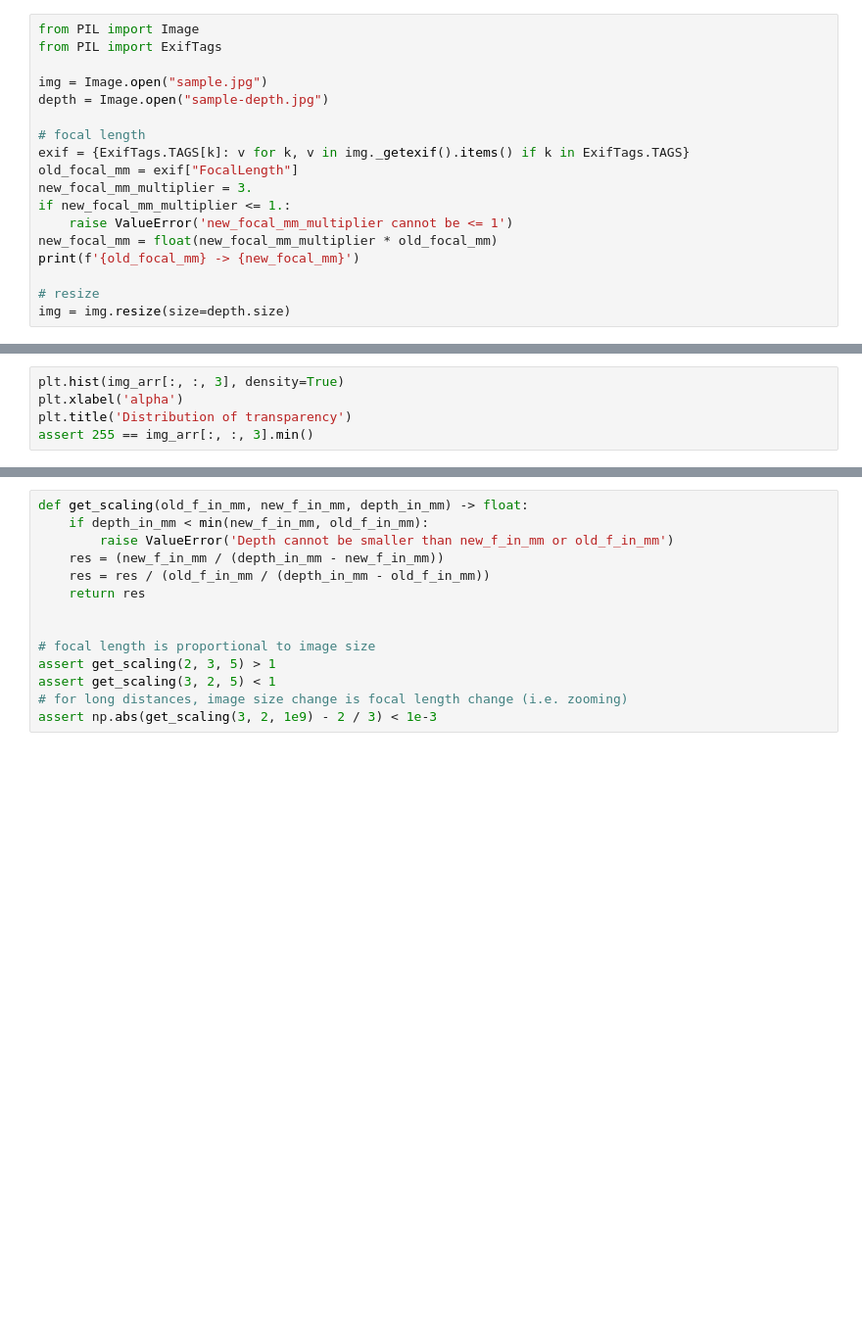
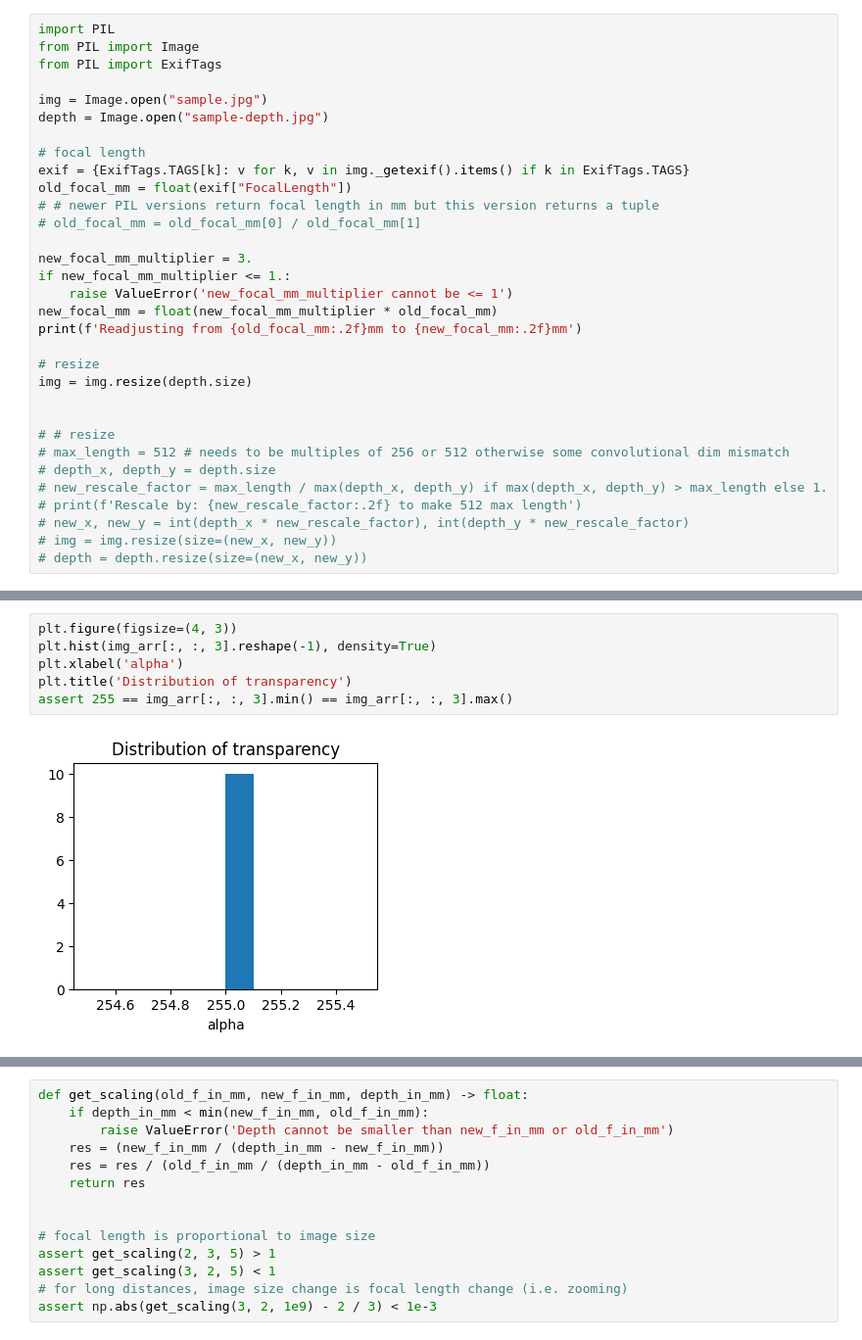
Before and after one commit to tianle91/readjust-focal-length, a Jupyter notebook: test.ipynb, the cells around one changed output, grey strips where cells are left out. Shown at 98% size. Cells and saved outputs as stored; diff of their text form; blank space fills up the shorter version.

```diff
--- a/test.ipynb
+++ b/test.ipynb
@@ -1,4 +1,5 @@
 # %%
+import PIL
 from PIL import Image
 from PIL import ExifTags
 
@@ -7,12 +8,25 @@ depth = Image.open("sample-depth.jpg")
 
 # focal length
 exif = {ExifTags.TAGS[k]: v for k, v in img._getexif().items() if k in ExifTags.TAGS}
-old_focal_mm = exif["FocalLength"]
+old_focal_mm = float(exif["FocalLength"])
+# # newer PIL versions return focal length in mm but this version returns a tuple
+# old_focal_mm = old_focal_mm[0] / old_focal_mm[1]
+
 new_focal_mm_multiplier = 3.
 if new_focal_mm_multiplier <= 1.:
     raise ValueError('new_focal_mm_multiplier cannot be <= 1')
 new_focal_mm = float(new_focal_mm_multiplier * old_focal_mm)
-print(f'{old_focal_mm} -> {new_focal_mm}')
+print(f'Readjusting from {old_focal_mm:.2f}mm to {new_focal_mm:.2f}mm')
 
 # resize
-img = img.resize(size=depth.size)
+img = img.resize(depth.size)
+
+
+# # resize
+# max_length = 512 # needs to be multiples of 256 or 512 otherwise some convolutional dim mismatch
+# depth_x, depth_y = depth.size
+# new_rescale_factor = max_length / max(depth_x, depth_y) if max(depth_x, depth_y) > max_length else 1.
+# print(f'Rescale by: {new_rescale_factor:.2f} to make 512 max length')
+# new_x, new_y = int(depth_x * new_rescale_factor), int(depth_y * new_rescale_factor)
+# img = img.resize(size=(new_x, new_y))
+# depth = depth.resize(size=(new_x, new_y))
@@ -39,8 +63,11 @@ assert 0 == depth_arr.min() and depth_arr.max() == 255
 # %%
-plt.hist(img_arr[:, :, 3], density=True)
+plt.figure(figsize=(4, 3))
+plt.hist(img_arr[:, :, 3].reshape(-1), density=True)
 plt.xlabel('alpha')
 plt.title('Distribution of transparency')
-assert 255 == img_arr[:, :, 3].min()
+assert 255 == img_arr[:, :, 3].min() == img_arr[:, :, 3].max()
+# %% [output]
+[figure, added]
 # %%
 # create depth for effect
 # d > old focal length and d > new focal length
```
Also changed, not shown: parts of 16 cells of this notebook, 1 other file.
